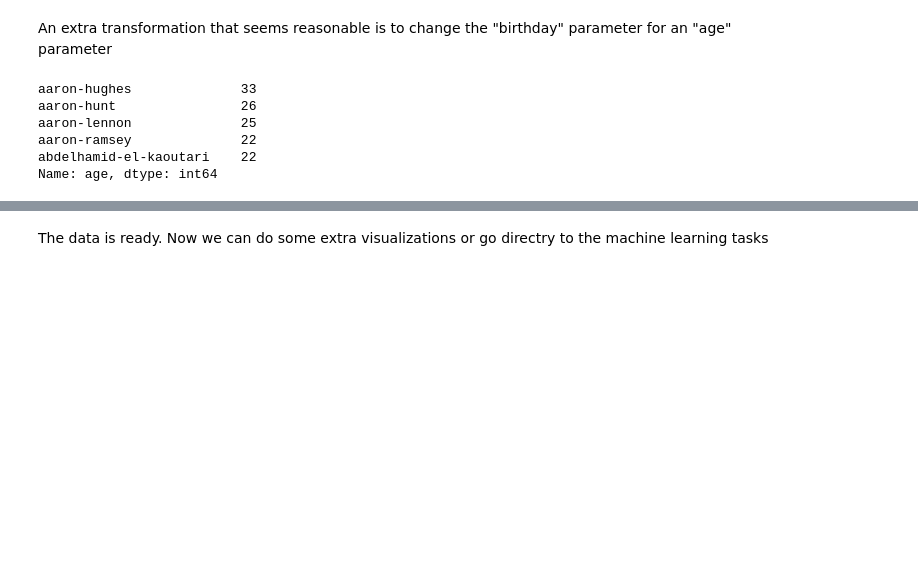
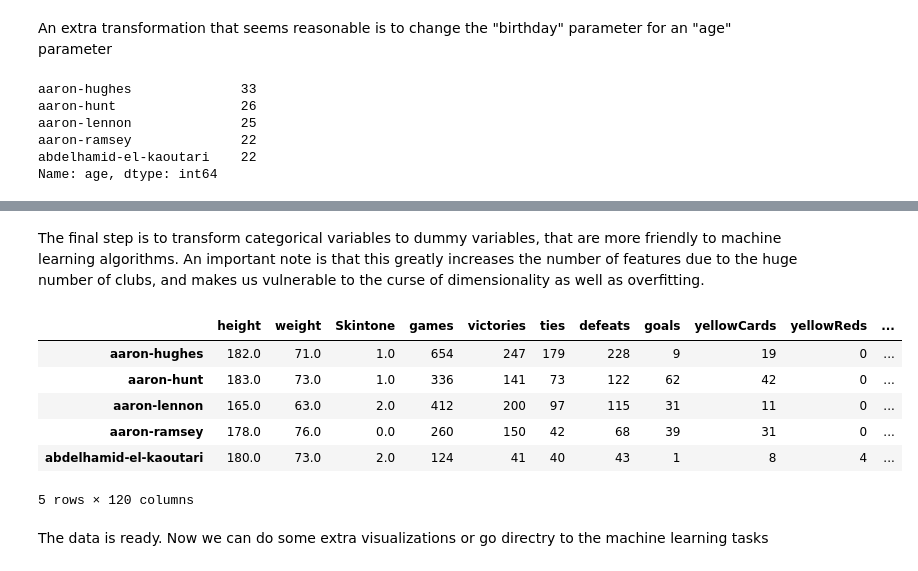
Before and after one commit to vidit09/ada-homework, a Jupyter notebook: 04 - Applied ML/Apply_ML_Dunai.ipynb, the cells around one changed output, grey strips where cells are left out. Drawn from its saved outputs; the diff is of its cells as text; code cells hidden in the pictures; blank space fills up the shorter version.

```diff
--- a/04 - Applied ML/Apply_ML_Dunai.ipynb
+++ b/04 - Applied ML/Apply_ML_Dunai.ipynb
@@ -175,3 +172,16 @@ df_by_player.head()
+# %% [markdown]
+The final step is to transform categorical variables to dummy variables, that are more friendly to machine learning algorithms. An important note is that this greatly increases the number of features due to the huge number of clubs, and makes us vulnerable to the curse of dimensionality as well as overfitting.
+# %%
+data = pd.get_dummies(df_by_player)
+data.head()
+# %% [output]
+|  | height | weight | Skintone | games | victories | ties | defeats | goals | yellowCards | yellowReds | ... |
+| aaron-hughes | 182.0 | 71.0 | 1.0 | 654 | 247 | 179 | 228 | 9 | 19 | 0 | ... |
+| aaron-hunt | 183.0 | 73.0 | 1.0 | 336 | 141 | 73 | 122 | 62 | 42 | 0 | ... |
+| aaron-lennon | 165.0 | 63.0 | 2.0 | 412 | 200 | 97 | 115 | 31 | 11 | 0 | ... |
+| aaron-ramsey | 178.0 | 76.0 | 0.0 | 260 | 150 | 42 | 68 | 39 | 31 | 0 | ... |
+| abdelhamid-el-kaoutari | 180.0 | 73.0 | 2.0 | 124 | 41 | 40 | 43 | 1 | 8 | 4 | ... |
+5 rows × 120 columns
 # %% [markdown]
 The data is ready. Now we can do some extra visualizations or go directry to the machine learning tasks
 # %% [markdown]
```
Also changed, not shown: parts of 15 cells of this notebook.
